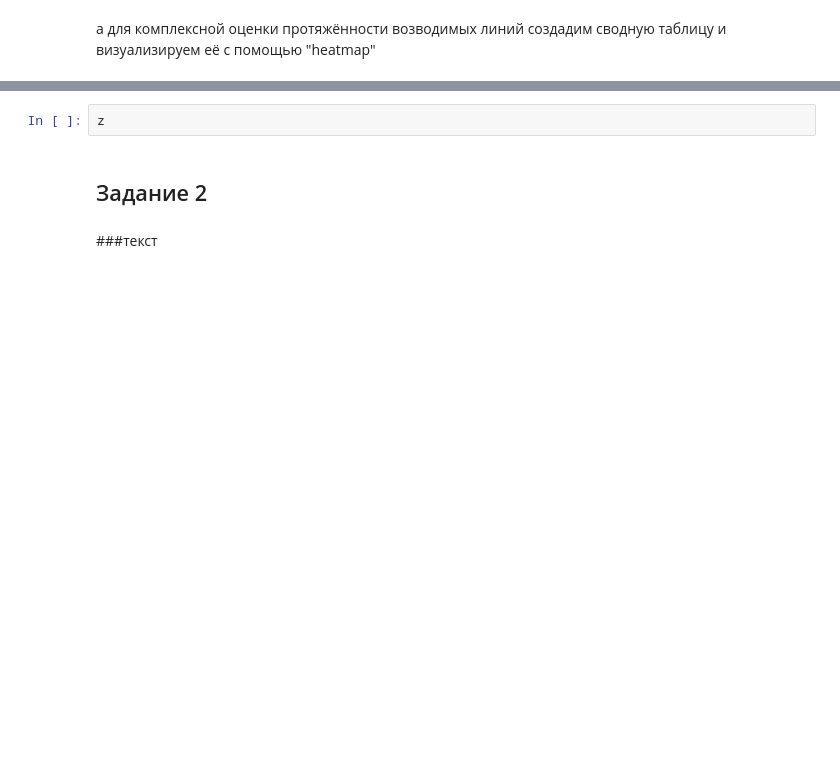
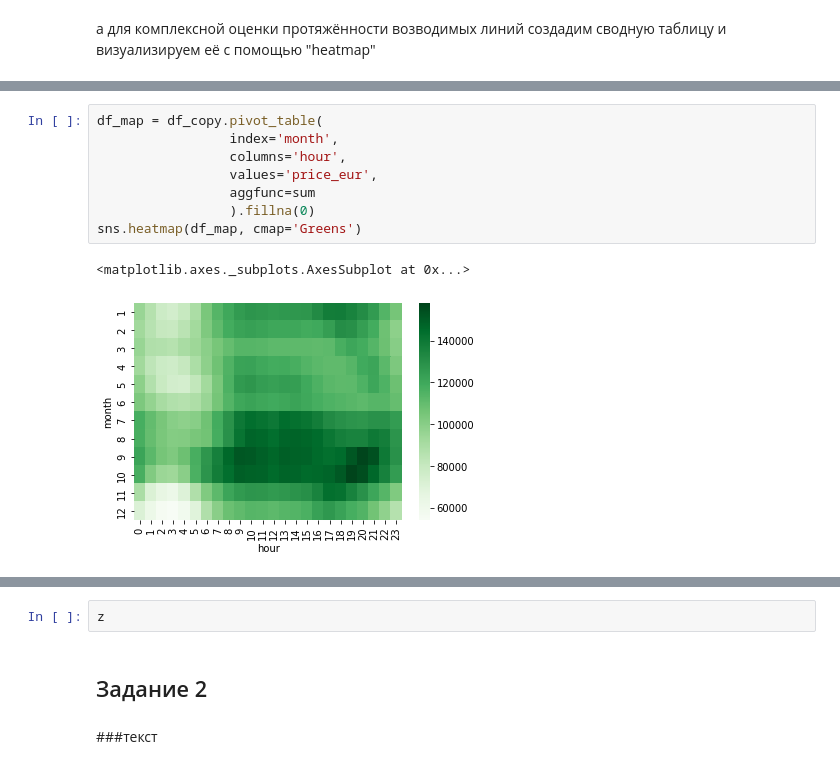
Before and after one commit to sky16k/pyda, a Jupyter notebook: PYDA15_viz_HW_2.ipynb, the cells around one changed output, grey strips where cells are left out. Cells and saved outputs as stored; diff of their text form; blank space fills up the shorter version.

```diff
--- a/PYDA15_viz_HW_2.ipynb
+++ b/PYDA15_viz_HW_2.ipynb
@@ -408,0 +417,11 @@ sns.heatmap(df_map, cmap='Greens')
+# %%
+df_map = df_copy.pivot_table(
+                 index='month',
+                 columns='hour',
+                 values='price_eur',
+                 aggfunc=sum
+                 ).fillna(0)
+sns.heatmap(df_map, cmap='Greens')
+# %% [output]
+<matplotlib.axes._subplots.AxesSubplot at 0x...>
+[figure, added]
```
Also changed, not shown: parts of 10 cells of this notebook.
